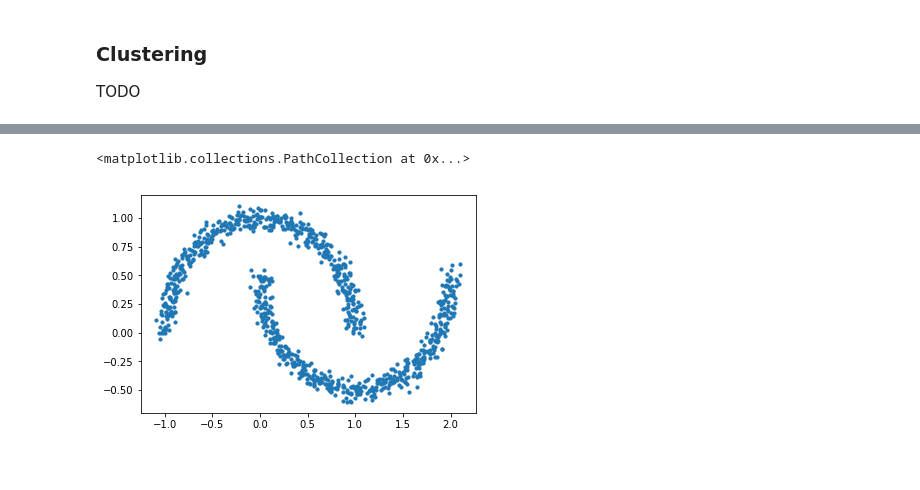
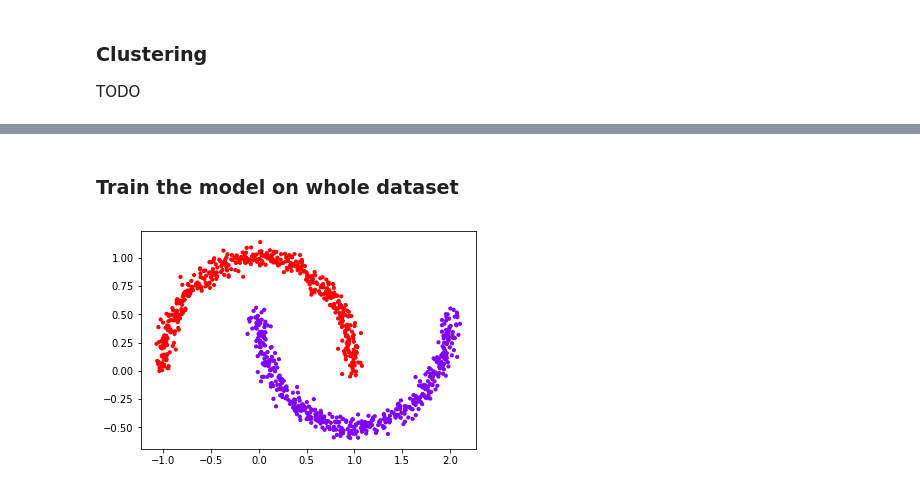
Before and after one commit to msadegh97/machine-learning-course, a Jupyter notebook: 01-introduction.ipynb, the cells around one changed output, grey strips where cells are left out. Cells and saved outputs as stored; diff of their text form; code cells hidden in the pictures.

```diff
--- a/01-introduction.ipynb
+++ b/01-introduction.ipynb
@@ -249,8 +320,12 @@ TODO
 # %%
 from sklearn.datasets import make_moons
 X, y = make_moons(1000, noise=.05)
+# %% [markdown]
+### Train the model on whole dataset
+# %%
+from sklearn.cluster import DBSCAN
+model = DBSCAN(eps=.2).fit(X)
 # %%
-plt.scatter(X[:, 0], X[:, 1], s=10)
+plt.scatter(X[:, 0], X[:, 1], s=10, c=model.labels_, cmap=plt.cm.rainbow);
 # %% [output]
-<matplotlib.collections.PathCollection at 0x...>
-[figure, old version]
+[figure, new version]
```
Also changed, not shown: parts of 42 cells of this notebook.
